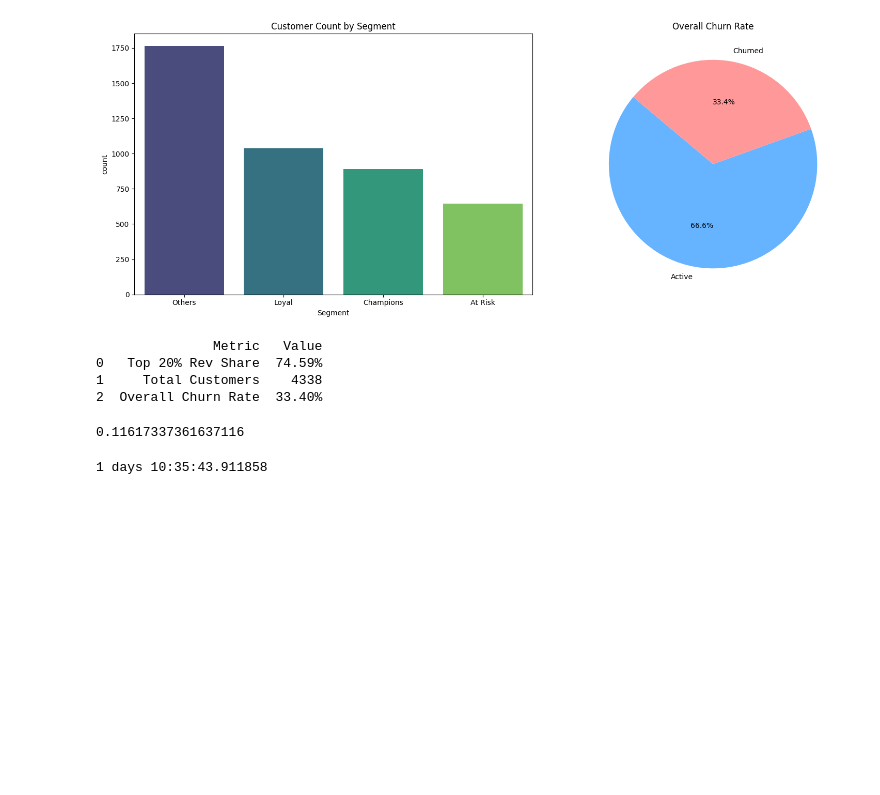
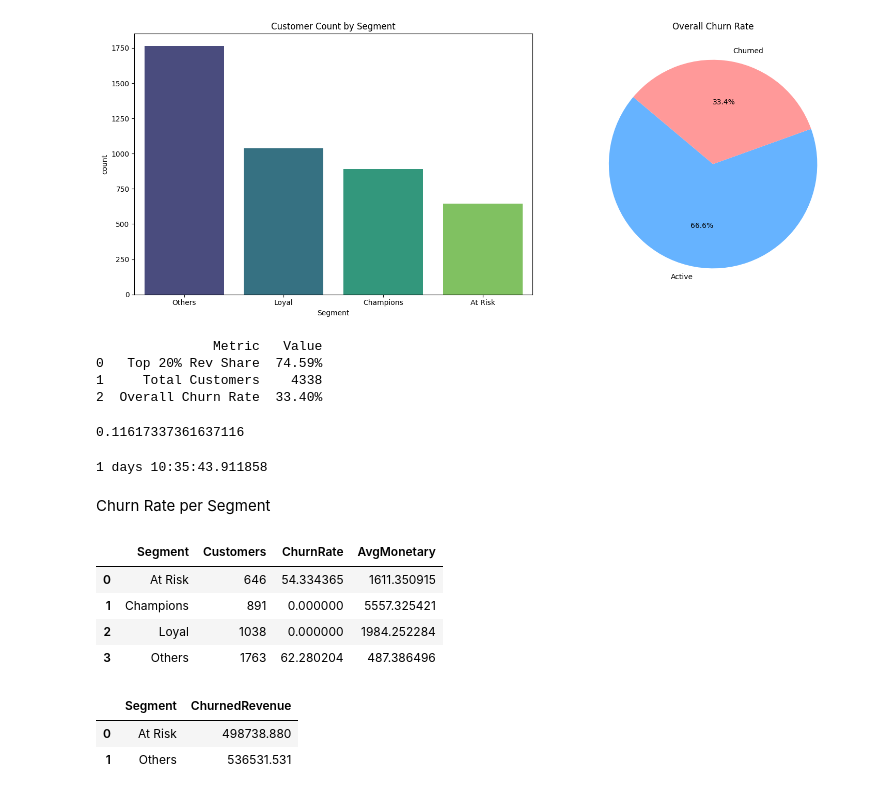
Before and after one commit to barelywinning/gcc-revenue-intelligence, a Jupyter notebook: notebooks/data_exploration.ipynb, the cells around one changed output. Drawn from its saved outputs; the diff is of its cells as text; code cells hidden in the pictures; blank space fills up the shorter version.

```diff
--- a/notebooks/data_exploration.ipynb
+++ b/notebooks/data_exploration.ipynb
@@ -545,3 +545,40 @@ avg_gap = purchase_gap.dropna().mean()
 print(avg_gap)
 # %% [output]
 1 days 10:35:43.911858
+# %% [markdown]
+Churn Rate per Segment
+# %%
+segment_churn = (
+    rfm.groupby("Segment")
+       .agg(
+           Customers=("CustomerID", "count"),
+           ChurnRate=("Churn", "mean"),
+           AvgMonetary=("Monetary", "mean")
+       )
+       .reset_index()
+)
+
+segment_churn["ChurnRate"] = segment_churn["ChurnRate"] * 100
+
+segment_churn
+# %% [output]
+|  | Segment | Customers | ChurnRate | AvgMonetary |
+| 0 | At Risk | 646 | 54.334365 | 1611.350915 |
+| 1 | Champions | 891 | 0.000000 | 5557.325421 |
+| 2 | Loyal | 1038 | 0.000000 | 1984.252284 |
+| 3 | Others | 1763 | 62.280204 | 487.386496 |
+# %%
+churned_segment_revenue = (
+    rfm[rfm["Churn"] == 1]
+       .groupby("Segment")["Monetary"]
+       .sum()
+       .reset_index()
+)
+
+churned_segment_revenue.columns = ["Segment", "ChurnedRevenue"]
+
+churned_segment_revenue
+# %% [output]
+|  | Segment | ChurnedRevenue |
+| 0 | At Risk | 498738.880 |
+| 1 | Others | 536531.531 |
```
Also changed, not shown: parts of 2 cells of this notebook.
